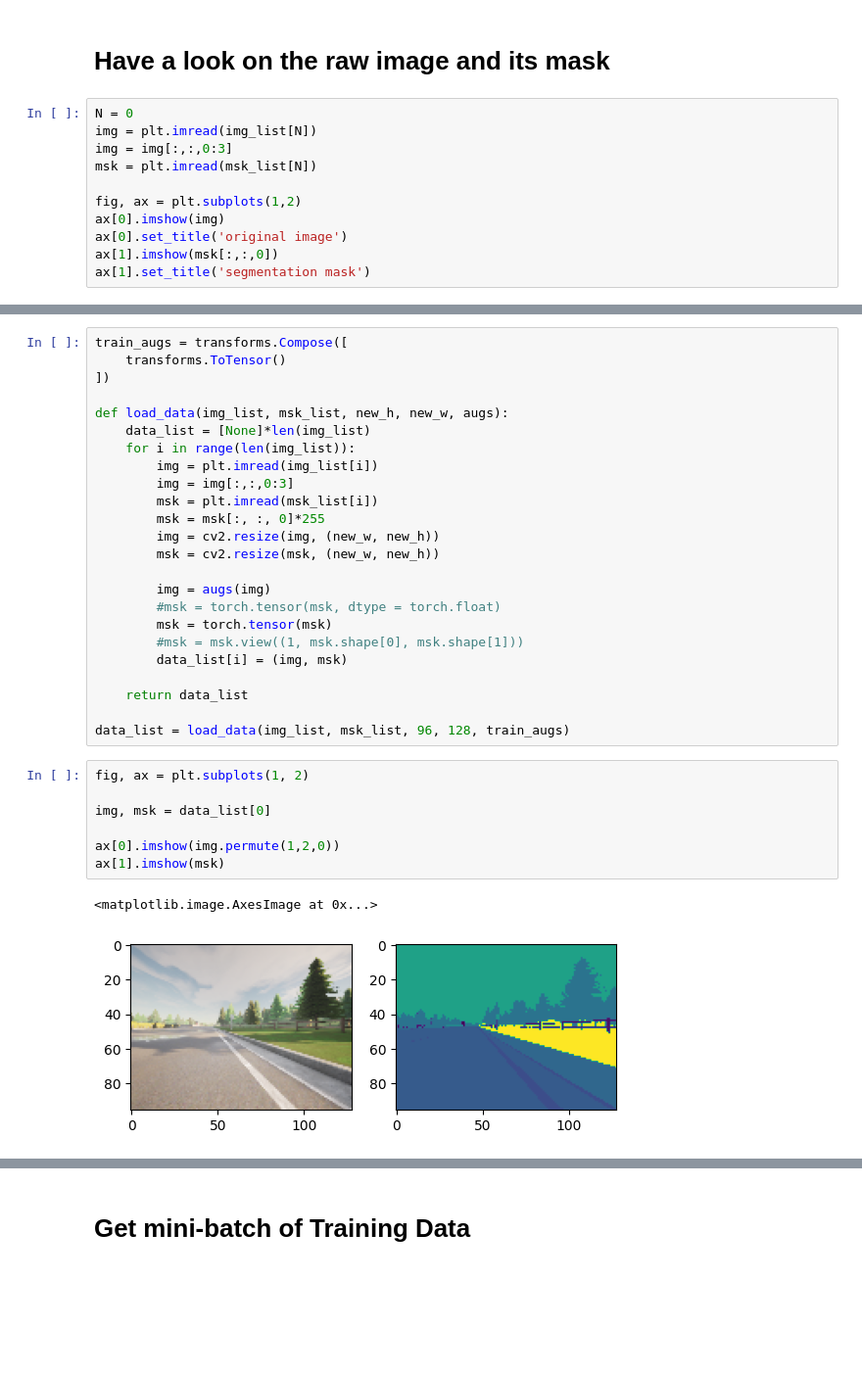
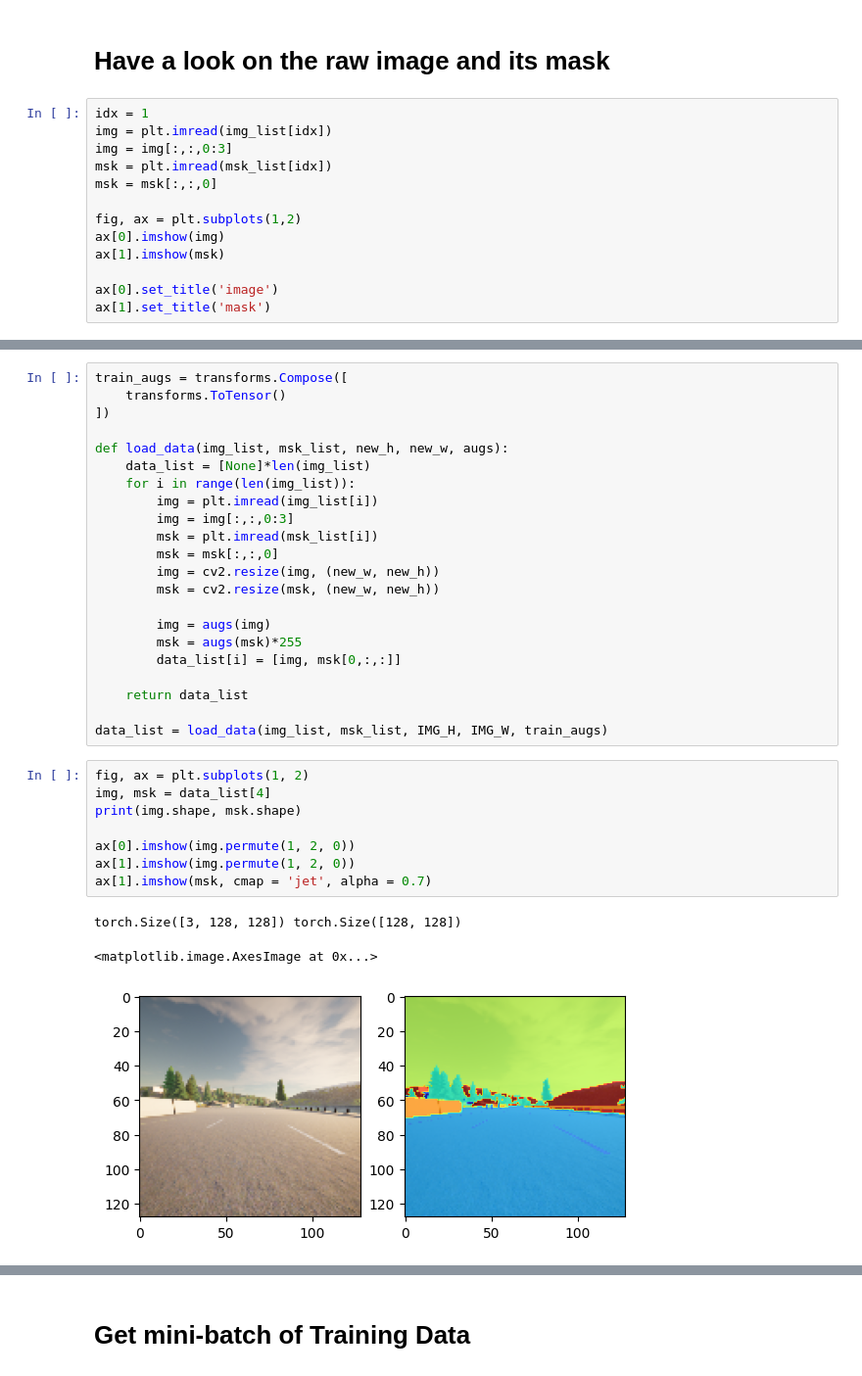
Before and after one commit to ryanyu512/machine_learning, a Jupyter notebook: supervised_learning/unet/Image_Segmentation.ipynb, the cells around one changed output, grey strips where cells are left out. Shown at 98% size. Cells and saved outputs as stored; diff of their text form; blank space fills up the shorter version.

Commit message:
improve training and validation accuracy

```diff
--- a/supervised_learning/unet/Image_Segmentation.ipynb
+++ b/supervised_learning/unet/Image_Segmentation.ipynb
@@ -44,14 +57,16 @@ DEVICE = 'mps'
 # %% [markdown]
 # Have a look on the raw image and its mask
 # %%
-N = 0
-img = plt.imread(img_list[N])
+idx = 1
+img = plt.imread(img_list[idx])
 img = img[:,:,0:3]
-msk = plt.imread(msk_list[N])
+msk = plt.imread(msk_list[idx])
+msk = msk[:,:,0]
 
 fig, ax = plt.subplots(1,2)
 ax[0].imshow(img)
-ax[0].set_title('original image')
-ax[1].imshow(msk[:,:,0])
-ax[1].set_title('segmentation mask')
+ax[1].imshow(msk)
+
+ax[0].set_title('image')
+ax[1].set_title('mask')
 # %% [output]
@@ -68,26 +83,26 @@ def load_data(img_list, msk_list, new_h, new_w, augs):
         img = plt.imread(img_list[i])
         img = img[:,:,0:3]
         msk = plt.imread(msk_list[i])
-        msk = msk[:, :, 0]*255
+        msk = msk[:,:,0]
         img = cv2.resize(img, (new_w, new_h))
         msk = cv2.resize(msk, (new_w, new_h))
 
         img = augs(img)
-        #msk = torch.tensor(msk, dtype = torch.float)
-        msk = torch.tensor(msk)
-        #msk = msk.view((1, msk.shape[0], msk.shape[1]))
-        data_list[i] = (img, msk)
+        msk = augs(msk)*255
+        data_list[i] = [img, msk[0,:,:]]
 
     return data_list
 
-data_list = load_data(img_list, msk_list, 96, 128, train_augs)
+data_list = load_data(img_list, msk_list, IMG_H, IMG_W, train_augs)
 # %%
 fig, ax = plt.subplots(1, 2)
+img, msk = data_list[4]
+print(img.shape, msk.shape)
 
-img, msk = data_list[0]
-
-ax[0].imshow(img.permute(1,2,0))
-ax[1].imshow(msk)
+ax[0].imshow(img.permute(1, 2, 0))
+ax[1].imshow(img.permute(1, 2, 0))
+ax[1].imshow(msk, cmap = 'jet', alpha = 0.7)
 # %% [output]
-<matplotlib.image.AxesImage at 0x...>
+torch.Size([3, 128, 128]) torch.Size([128, 128])
+<matplotlib.image.AxesImage at 0x...>
-[figure, old version]
+[figure, new version]
```
Also changed, not shown: parts of 29 cells of this notebook, 1 other file.
